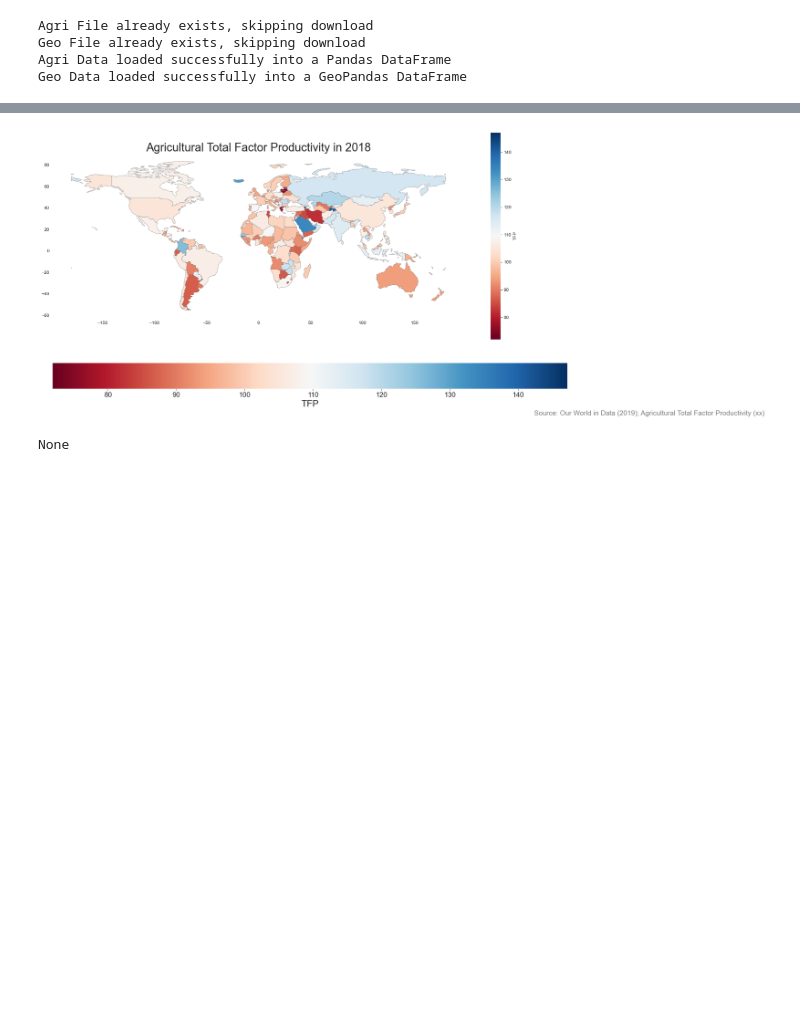
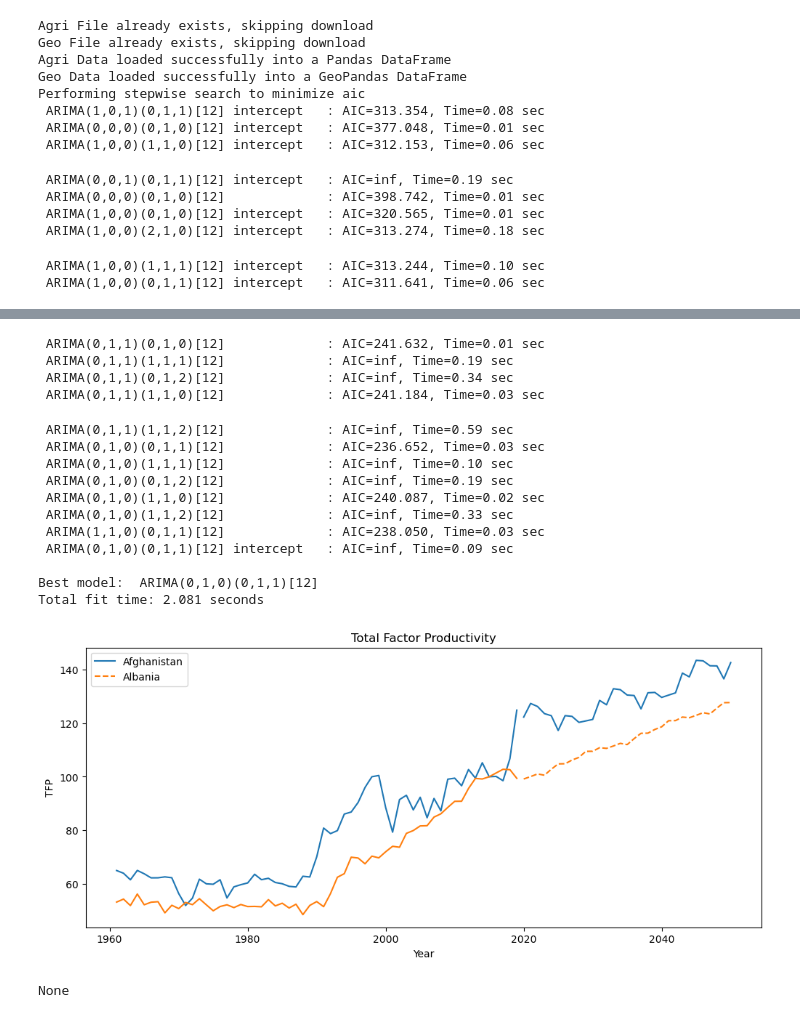
Before and after one commit to mfish00/Advanced-Programming-for-Data-Science-Project, a Jupyter notebook: Prototype Notebook/Methods.ipynb, the cells around one changed output, grey strips where cells are left out. Cells and saved outputs as stored; diff of their text form; code cells hidden in the pictures; blank space fills up the shorter version.

Commit message:
Phase 3 in progress. Auto arima and arima are present. Arima only has some issues I am not undertsanding but will fix asap

```diff
--- a/Prototype Notebook/Methods.ipynb
+++ b/Prototype Notebook/Methods.ipynb
@@ -302,7 +305,8 @@ class Agros_class:
             'Myanmar' : 'Burma',
             'North Macedonia' : 'Macedonia, Republic of',
             'Central African Republic' : 'Central African Rep.',
-            'South Sudan' : 'S. Sudan'
+            'South Sudan' : 'S. Sudan',
+            'Bosnia and Herzegovina':'Bosnia and Herz.'
         }
 
 
@@ -348,15 +352,71 @@ class Agros_class:
         # Add source text on the bottom
         source_text = "Source: Our World in Data (2019); Agricultural Total Factor Productivity (xx)"
         fig.text(0.85, 0.03, source_text, fontsize=15, color='grey')
+        plt.show()
 
+
+
+    def predictor(self,*countries):
+        country_list = self.get_countries()
+        valid_countries = [c for c in countries if c in country_list]
+        if len(valid_countries) > 3:
+            raise ValueError("Max. nr of countries is 3")
+        elif len(valid_countries) == 0:
+            raise ValueError("No country has been chosen/neither of the countries chosen is valid. The following are:", (country_list))
+
+        #predictor_data = self.data(self.data["Entity"].isin(valid_countries)
+        valid_data = self.data[self.data["Entity"].isin(valid_countries)]
+        valid_data = valid_data.set_index("Year")
+        valid_data.index = pd.to_datetime(valid_data.index, format="%Y")
+        valid_data.index = valid_data.index.year
+        valid_data = valid_data[["Entity", "tfp"]]
+
+
+        # Plot actual and predicted TFP data
+        colors = plt.cm.tab10.colors[:len(valid_countries)]
+        linestyles = ["-", "--", ":"]
+        plt.rc("axes", prop_cycle=plt.cycler("linestyle", linestyles))
+        fig, ax = plt.subplots(figsize=(12, 5))
+
+        for i, country in enumerate(valid_countries):
+            country_data = valid_data[valid_data["Entity"] == country]
+            ax.plot(country_data["tfp"], color=colors[i], linestyle=linestyles[0])
+
+            # Fit ARIMA model to the data
+            model = auto_arima(country_data["tfp"],
+                               start_p=1, start_q=1, max_p=3, max_q=3,
+                               m=12, start_P=0, seasonal=True, d=None, D=1,
+                               trace=True, error_action="ignore", suppress_warnings=True, stepwise=True)
+
+            # Make predictions for future years
+            future_years = range(max(valid_data.index)+1, 2051)
+            forecast = model.predict(n_periods=len(future_years))
+
+            # Plot predicted TFP values
+            ax.plot(future_years, forecast, color=colors[i], linestyle=linestyles[i%3], label=country)
+
+        ax.set_xlabel("Year")
+        ax.set_ylabel("TFP")
+        ax.set_title("Total Factor Productivity")
+        ax.legend()
         plt.show()
 
 
 
 agros = Agros_class()
-print(agros.choropleth(2018))
+print(agros.predictor("Afghanistan", "Albania"))
 # %% [output]
 Agri File already exists, skipping download
 Geo File already exists, skipping download
 Agri Data loaded successfully into a Pandas DataFrame
 Geo Data loaded successfully into a GeoPandas DataFrame
+Performing stepwise search to minimize aic
+ ARIMA(1,0,1)(0,1,1)[12] intercept   : AIC=313.354, Time=0.08 sec
+ ARIMA(0,0,0)(0,1,0)[12] intercept   : AIC=377.048, Time=0.01 sec
+ ARIMA(1,0,0)(1,1,0)[12] intercept   : AIC=312.153, Time=0.06 sec
+ ARIMA(0,0,1)(0,1,1)[12] intercept   : AIC=inf, Time=0.19 sec
+ ARIMA(0,0,0)(0,1,0)[12]             : AIC=398.742, Time=0.01 sec
+ ARIMA(1,0,0)(0,1,0)[12] intercept   : AIC=320.565, Time=0.01 sec
+ ARIMA(1,0,0)(2,1,0)[12] intercept   : AIC=313.274, Time=0.18 sec
+ ARIMA(1,0,0)(1,1,1)[12] intercept   : AIC=313.244, Time=0.10 sec
+ ARIMA(1,0,0)(0,1,1)[12] intercept   : AIC=311.641, Time=0.06 sec
@@ -363,2 +437,17 @@ Geo Data loaded successfully into a GeoPandas DataFrame
+ ARIMA(0,1,1)(0,1,0)[12]             : AIC=241.632, Time=0.01 sec
+ ARIMA(0,1,1)(1,1,1)[12]             : AIC=inf, Time=0.19 sec
+ ARIMA(0,1,1)(0,1,2)[12]             : AIC=inf, Time=0.34 sec
+ ARIMA(0,1,1)(1,1,0)[12]             : AIC=241.184, Time=0.03 sec
+ ARIMA(0,1,1)(1,1,2)[12]             : AIC=inf, Time=0.59 sec
+ ARIMA(0,1,0)(0,1,1)[12]             : AIC=236.652, Time=0.03 sec
+ ARIMA(0,1,0)(1,1,1)[12]             : AIC=inf, Time=0.10 sec
+ ARIMA(0,1,0)(0,1,2)[12]             : AIC=inf, Time=0.19 sec
+ ARIMA(0,1,0)(1,1,0)[12]             : AIC=240.087, Time=0.02 sec
+ ARIMA(0,1,0)(1,1,2)[12]             : AIC=inf, Time=0.33 sec
+ ARIMA(1,1,0)(0,1,1)[12]             : AIC=238.050, Time=0.03 sec
+ ARIMA(0,1,0)(0,1,1)[12] intercept   : AIC=inf, Time=0.09 sec
+
+Best model:  ARIMA(0,1,0)(0,1,1)[12]
+Total fit time: 2.081 seconds
-[figure, old version]
+[figure, new version]
-None
+None
```
Also changed, not shown: parts of 8 cells of this notebook.
